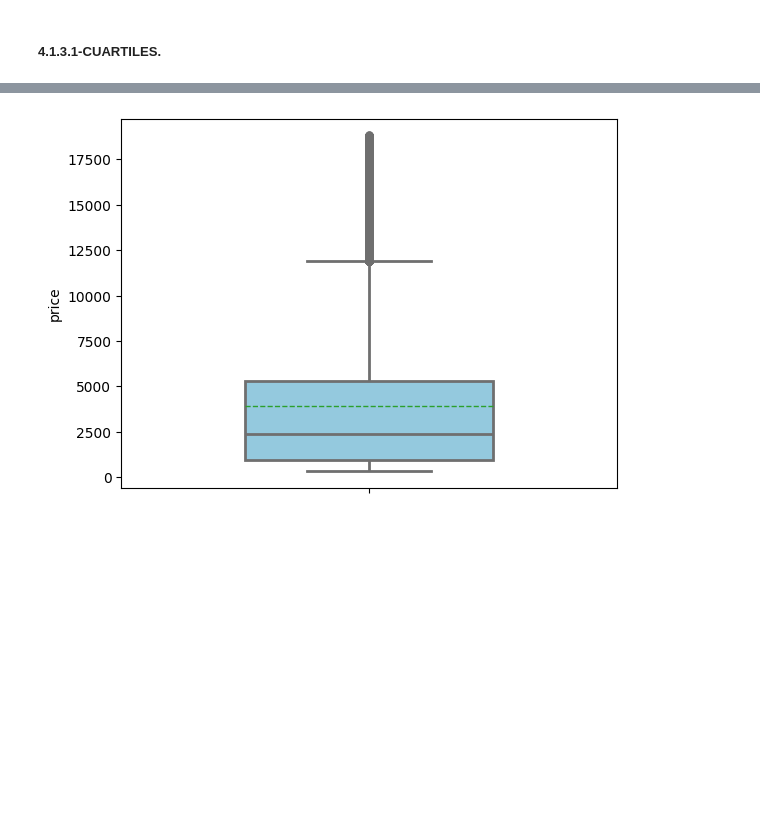
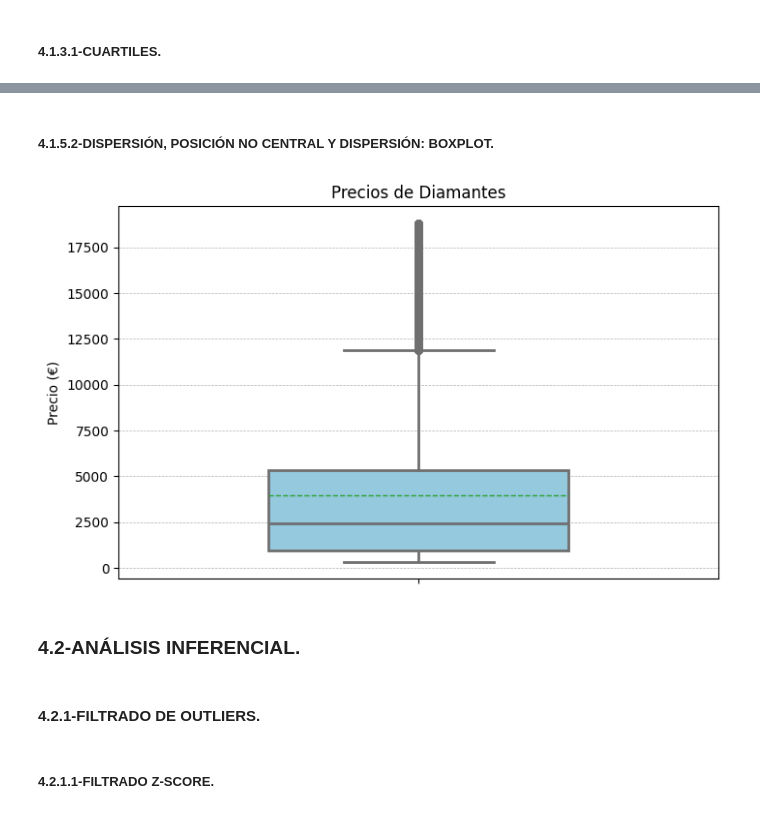
Before and after one commit to angovery/Data-Science-Bootcamp, a Jupyter notebook: Ejercicios_Evaluados/Modulo_3/m3_ejercicio_evaluado_Jose_Ignacio_Hernandez_Palacios.ipynb, the cells around one changed output, grey strips where cells are left out. Cells and saved outputs as stored; diff of their text form; code cells hidden in the pictures; blank space fills up the shorter version.

```diff
--- a/Ejercicios_Evaluados/Modulo_3/m3_ejercicio_evaluado_Jose_Ignacio_Hernandez_Palacios.ipynb
+++ b/Ejercicios_Evaluados/Modulo_3/m3_ejercicio_evaluado_Jose_Ignacio_Hernandez_Palacios.ipynb
@@ -1436,5 +1539,17 @@ q3_price = df['price'].quantile(0.75)
+# %% [markdown]
+##### 4.1.5.2-DISPERSIÓN, POSICIÓN NO CENTRAL Y DISPERSIÓN: BOXPLOT.
 # %%
-sns.boxplot(data=df['price'], showmeans=True, meanline=True, orient='v', linewidth=2, fliersize=5, whis=1.5, color='skyblue', width=0.5)
+plt.figure(figsize=(8,5))
+sns.boxplot(data=df['price'], showmeans=True, meanline=True, orient='v', linewidth=2, fliersize=5, whis=1.5, dodge='auto',color='skyblue', width=0.5)
+plt.title("Precios de Diamantes")
+plt.ylabel("Precio (€)")
+plt.grid(axis='y', linestyle='--', linewidth=0.5)
 plt.show();
 # %% [output]
-[figure, old version]
+[figure, new version]
+# %% [markdown]
+### 4.2-ANÁLISIS INFERENCIAL.
+# %% [markdown]
+#### 4.2.1-FILTRADO DE OUTLIERS.
+# %% [markdown]
+##### 4.2.1.1-FILTRADO Z-SCORE.
```
Also changed, not shown: parts of 48 cells of this notebook.
